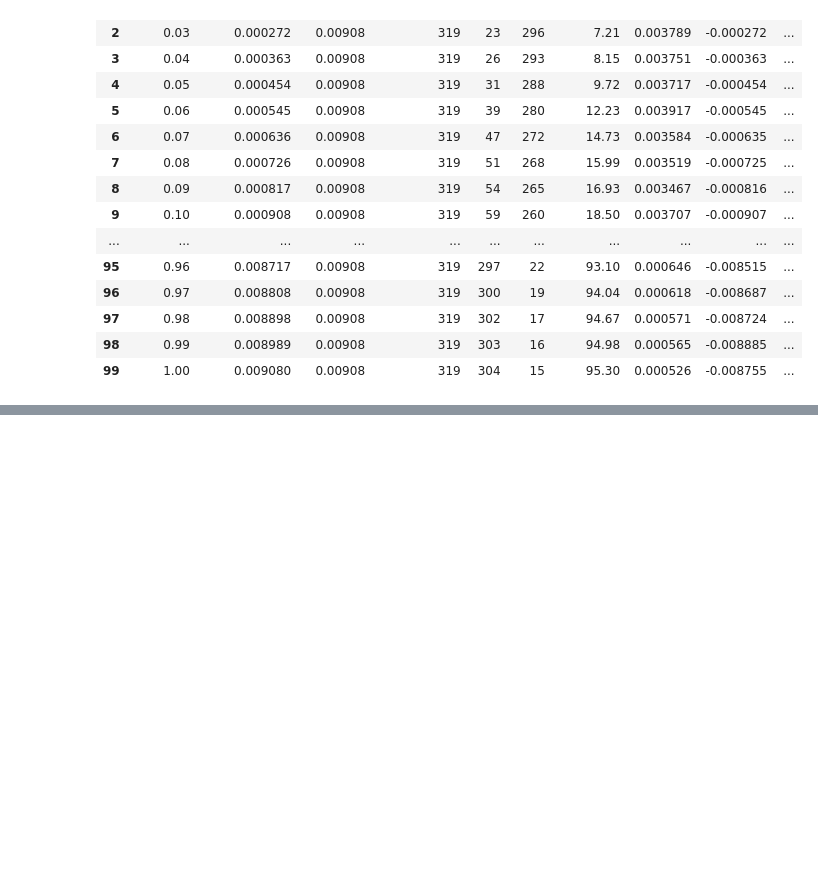
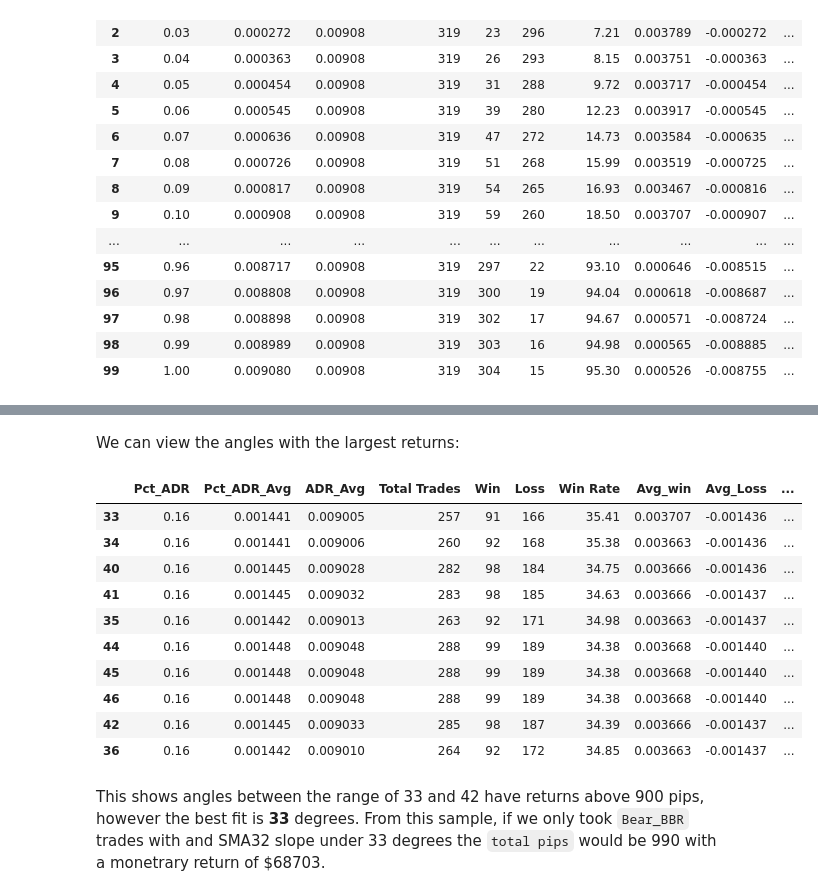
Before and after one commit to root-at-iyn/FXTradingResearch, a Jupyter notebook: research/bbu_reversal.ipynb, the cells around one changed output, grey strips where cells are left out. Cells and saved outputs as stored; diff of their text form; code cells hidden in the pictures; blank space fills up the shorter version.

```diff
--- a/research/bbu_reversal.ipynb
+++ b/research/bbu_reversal.ipynb
@@ -657,0 +744,22 @@ d_gain_ex_sl_res_df
+# %% [markdown]
+We can view the angles with the largest returns:
+# %%
+slope_angle_ex_df["Account_Size"] = slope_angle_ex_df.apply(lambda x: 100000, axis=1)
+slope_angle_ex_df["Risk"] = slope_angle_ex_df.apply(lambda x: 0.01, axis=1)
+slope_angle_ex_df["Trade_Value"] = slope_angle_ex_df.apply(lambda x: round((x["Account_Size"] * x["Risk"])/x["Pct_ADR_Avg"],2), axis=1)
+slope_angle_ex_df["Return"] = slope_angle_ex_df.apply(lambda x: round(x["Trade_Value"] * x["Total Pips"],2), axis=1)
+slope_angle_ex_df.filter(slope_angle_ex_df["Total Pips"].nlargest(10).index, axis=0)
+# %% [output]
+|  | Pct_ADR | Pct_ADR_Avg | ADR_Avg | Total Trades | Win | Loss | Win Rate | Avg_win | Avg_Loss | ... |
+| 33 | 0.16 | 0.001441 | 0.009005 | 257 | 91 | 166 | 35.41 | 0.003707 | -0.001436 | ... |
+| 34 | 0.16 | 0.001441 | 0.009006 | 260 | 92 | 168 | 35.38 | 0.003663 | -0.001436 | ... |
+| 40 | 0.16 | 0.001445 | 0.009028 | 282 | 98 | 184 | 34.75 | 0.003666 | -0.001436 | ... |
+| 41 | 0.16 | 0.001445 | 0.009032 | 283 | 98 | 185 | 34.63 | 0.003666 | -0.001437 | ... |
+| 35 | 0.16 | 0.001442 | 0.009013 | 263 | 92 | 171 | 34.98 | 0.003663 | -0.001437 | ... |
+| 44 | 0.16 | 0.001448 | 0.009048 | 288 | 99 | 189 | 34.38 | 0.003668 | -0.001440 | ... |
+| 45 | 0.16 | 0.001448 | 0.009048 | 288 | 99 | 189 | 34.38 | 0.003668 | -0.001440 | ... |
+| 46 | 0.16 | 0.001448 | 0.009048 | 288 | 99 | 189 | 34.38 | 0.003668 | -0.001440 | ... |
+| 42 | 0.16 | 0.001445 | 0.009033 | 285 | 98 | 187 | 34.39 | 0.003666 | -0.001437 | ... |
+| 36 | 0.16 | 0.001442 | 0.009010 | 264 | 92 | 172 | 34.85 | 0.003663 | -0.001437 | ... |
+# %% [markdown]
+This shows angles between the range of 33 and 42 have returns above 900 pips, however the best fit is **33** degrees. From this sample, if we only took `Bear_BBR` trades with and SMA32 slope under 33 degrees the `total pips` would be 990 with a monetrary return of $68703.
```
Also changed, not shown: parts of 10 cells of this notebook.
